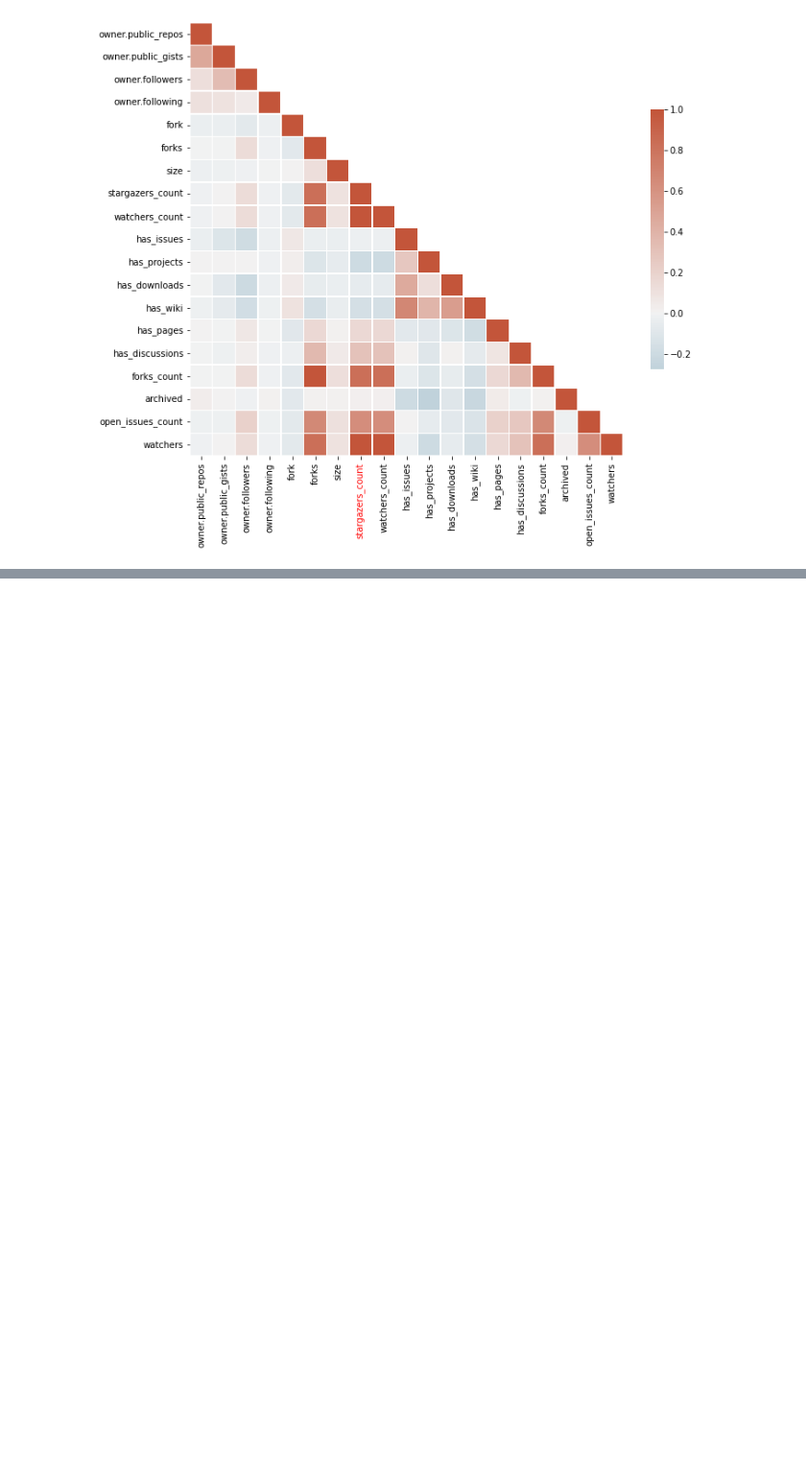
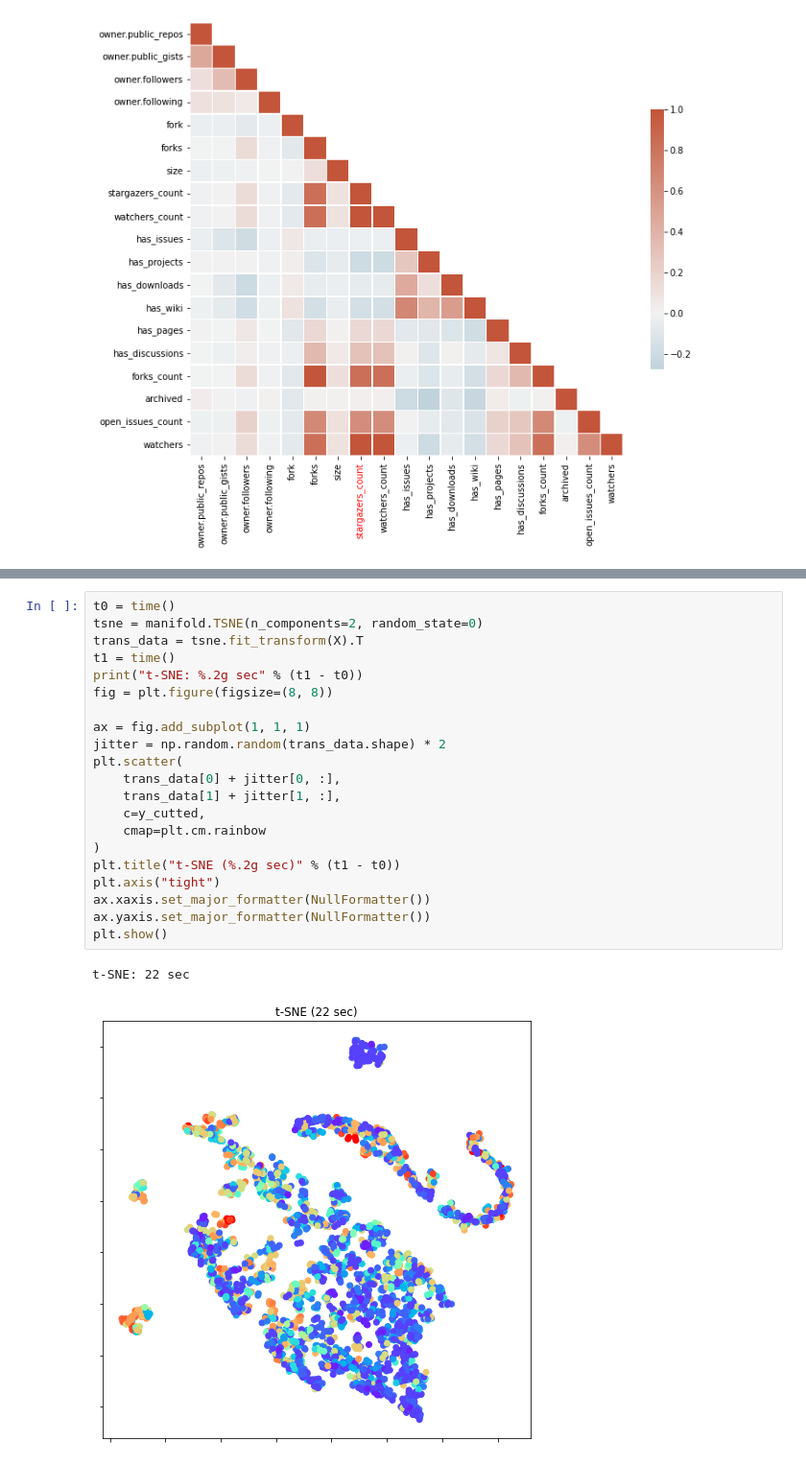
Before and after one commit to realamirhe/github-stargazer, a Jupyter notebook: descriptive_analysis.ipynb, the cells around one changed output, grey strips where cells are left out. Shown: that part at 96% size. Drawn from its saved outputs; the diff is of its cells as text; blank space fills up the shorter version.

```diff
--- a/descriptive_analysis.ipynb
+++ b/descriptive_analysis.ipynb
@@ -54,0 +162,24 @@ for tick_label in ax1.xaxis.get_ticklabels():
+# %%
+t0 = time()
+tsne = manifold.TSNE(n_components=2, random_state=0)
+trans_data = tsne.fit_transform(X).T
+t1 = time()
+print("t-SNE: %.2g sec" % (t1 - t0))
+fig = plt.figure(figsize=(8, 8))
+
+ax = fig.add_subplot(1, 1, 1)
+jitter = np.random.random(trans_data.shape) * 2
+plt.scatter(
+    trans_data[0] + jitter[0, :],
+    trans_data[1] + jitter[1, :],
+    c=y_cutted,
+    cmap=plt.cm.rainbow
+)
+plt.title("t-SNE (%.2g sec)" % (t1 - t0))
+plt.axis("tight")
+ax.xaxis.set_major_formatter(NullFormatter())
+ax.yaxis.set_major_formatter(NullFormatter())
+plt.show()
+# %% [output]
+t-SNE: 22 sec
+[figure, added]
```
Also changed, not shown: parts of 16 cells of this notebook.
